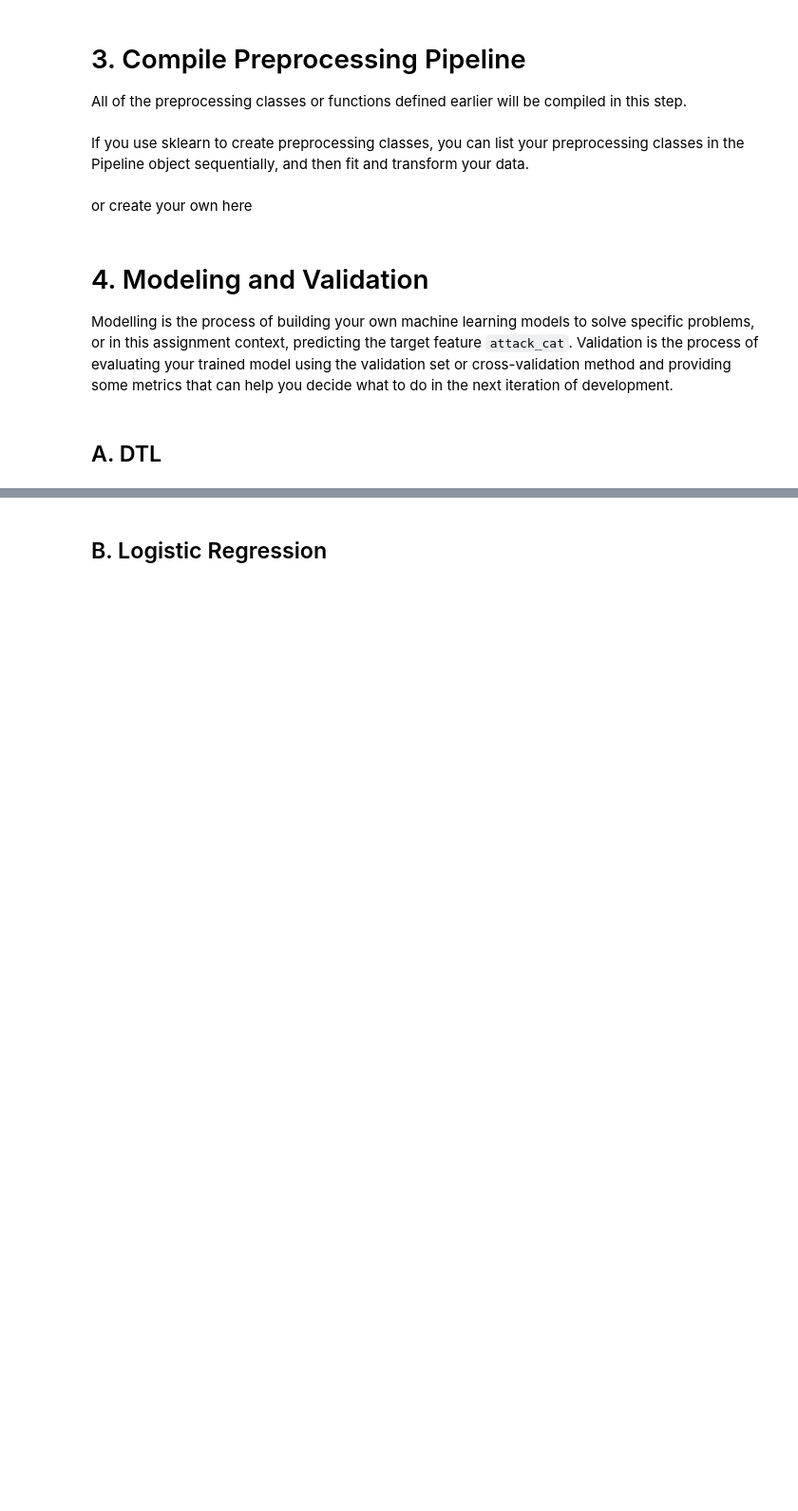
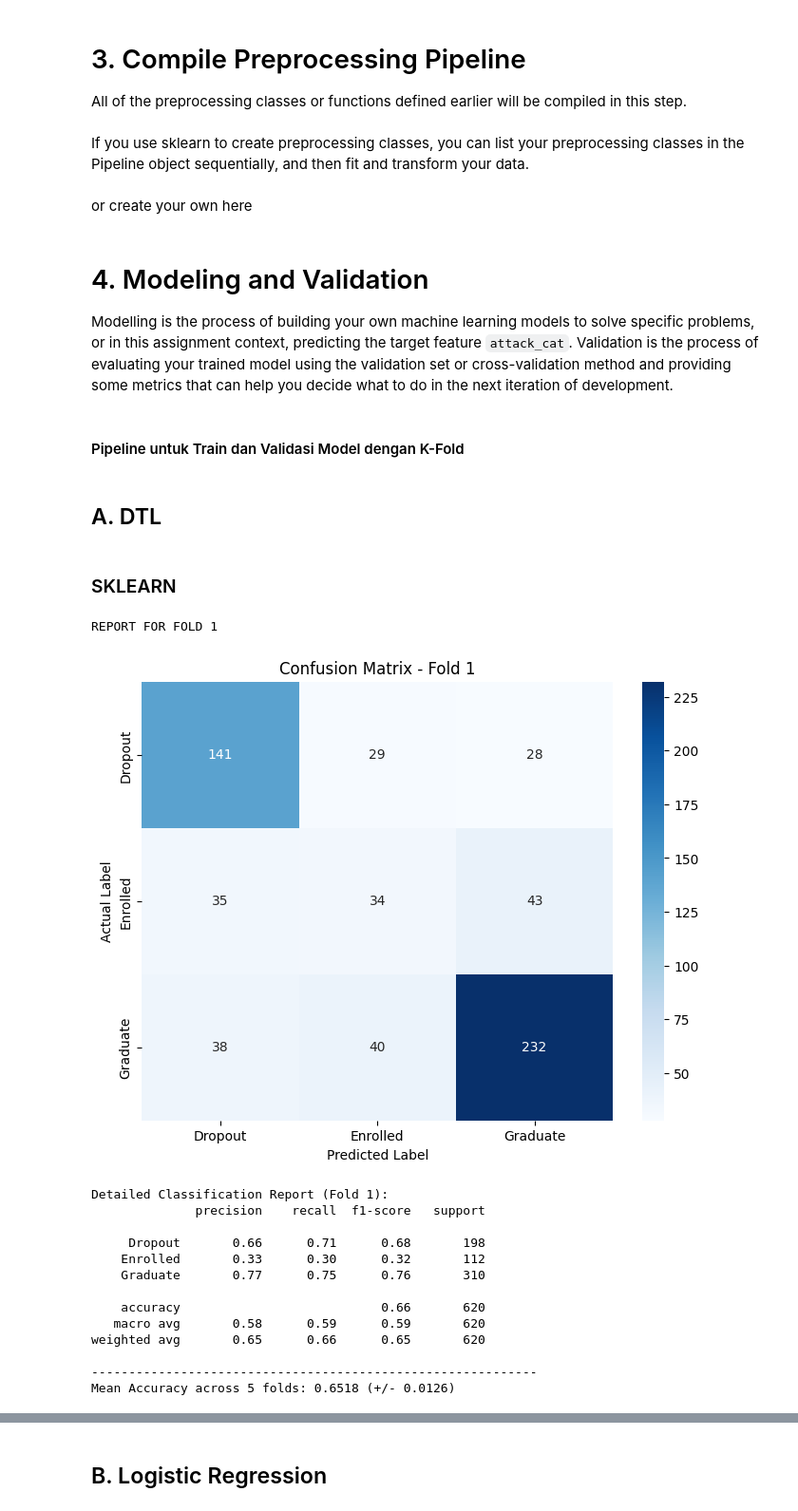
Before and after one commit to salmaanhaniif/AI_Tubes2_MachineLearningn-t, a Jupyter notebook: src/notebook.ipynb, the cells around one changed output, grey strips where cells are left out. Shown at 95% size. Drawn from its saved outputs; the diff is of its cells as text; code cells hidden in the pictures; blank space fills up the shorter version.

```diff
--- a/src/notebook.ipynb
+++ b/src/notebook.ipynb
@@ -135,0 +340,2 @@ Feature engineering is both a creative and iterative process. It requires a deep
+# %%
+df_train['Financial_Vulnerability'] = df_train['Debtor'] & (df_train['Scholarship holder'] == 0)
@@ -135,0 +394,8 @@ Feature engineering is both a creative and iterative process. It requires a deep
+# %%
+mapping = {'Dropout': 0, 'Enrolled': 1, 'Graduate': 2}
+df_train['Target_Encoded'] = df_train['Target'].map(mapping)
+
+new_feature = new_feature + ['Target_Encoded']
+corr_target = df_train[new_feature].corr()['Target_Encoded'].sort_values(ascending=False)
+
+print(corr_target)
@@ -307,0 +784,25 @@ One of the main approaches to dimensionality reduction is feature extraction. Fe
+# %%
+cols_to_drop_pca = [
+    'Course',
+    'Application mode',
+    "Mother's qualification",
+    'Previous qualification'
+]
+
+X_scaled_df = X_scaled_df.drop(columns=cols_to_drop_pca)
+# %%
+from sklearn.decomposition import PCA
+
+pca = PCA(n_components=0.99)
+
+# Lakukan reduksi pada SELURUH data
+X_pca_array = pca.fit_transform(X_scaled_df)
+
+# Ubah kembali menjadi DataFrame agar rapi
+# Nama kolom akan berubah menjadi PC1, PC2, dst.
+pc_columns = [f'PC{i+1}' for i in range(X_pca_array.shape[1])]
+X_pca_df = pd.DataFrame(data=X_pca_array, columns=pc_columns)
+
+print(f"Dimensi Sebelum PCA: {X_scaled_df.shape}")
+print(f"Dimensi Setelah PCA: {X_pca_df.shape}")
+print(X_pca_df.head())
@@ -335,3 +854,5 @@ or create your own here
 # 4. Modeling and Validation
 
 Modelling is the process of building your own machine learning models to solve specific problems, or in this assignment context, predicting the target feature `attack_cat`. Validation is the process of evaluating your trained model using the validation set or cross-validation method and providing some metrics that can help you decide what to do in the next iteration of development.
+# %% [markdown]
+#### Pipeline untuk Train dan Validasi Model dengan K-Fold
@@ -341,0 +922,24 @@ Modelling is the process of building your own machine learning models to solve s
+# %% [markdown]
+### SKLEARN
+# %%
+from sklearn.tree import DecisionTreeClassifier
+
+dtl_model = DecisionTreeClassifier()
+
+kFold_Validating(dtl_model, X_pca_df, y, folds=5, showfold=1)
+# %% [output]
+REPORT FOR FOLD 1
+[figure, added]
+Detailed Classification Report (Fold 1):
+              precision    recall  f1-score   support
+
+     Dropout       0.66      0.71      0.68       198
+    Enrolled       0.33      0.30      0.32       112
+    Graduate       0.77      0.75      0.76       310
+
+    accuracy                           0.66       620
+   macro avg       0.58      0.59      0.59       620
+weighted avg       0.65      0.66      0.65       620
+
+------------------------------------------------------------
+Mean Accuracy across 5 folds: 0.6518 (+/- 0.0126)
```
Also changed, not shown: parts of 89 cells of this notebook, 1 other file.
